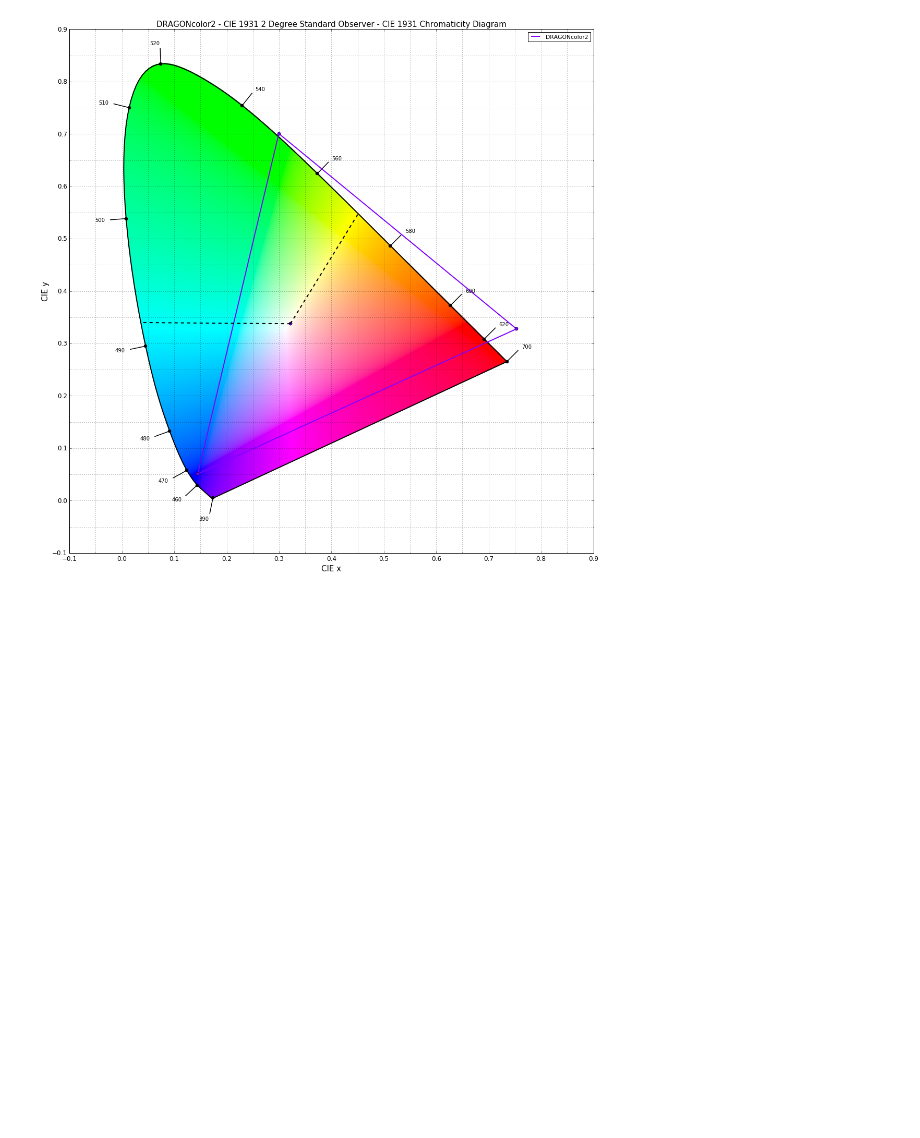
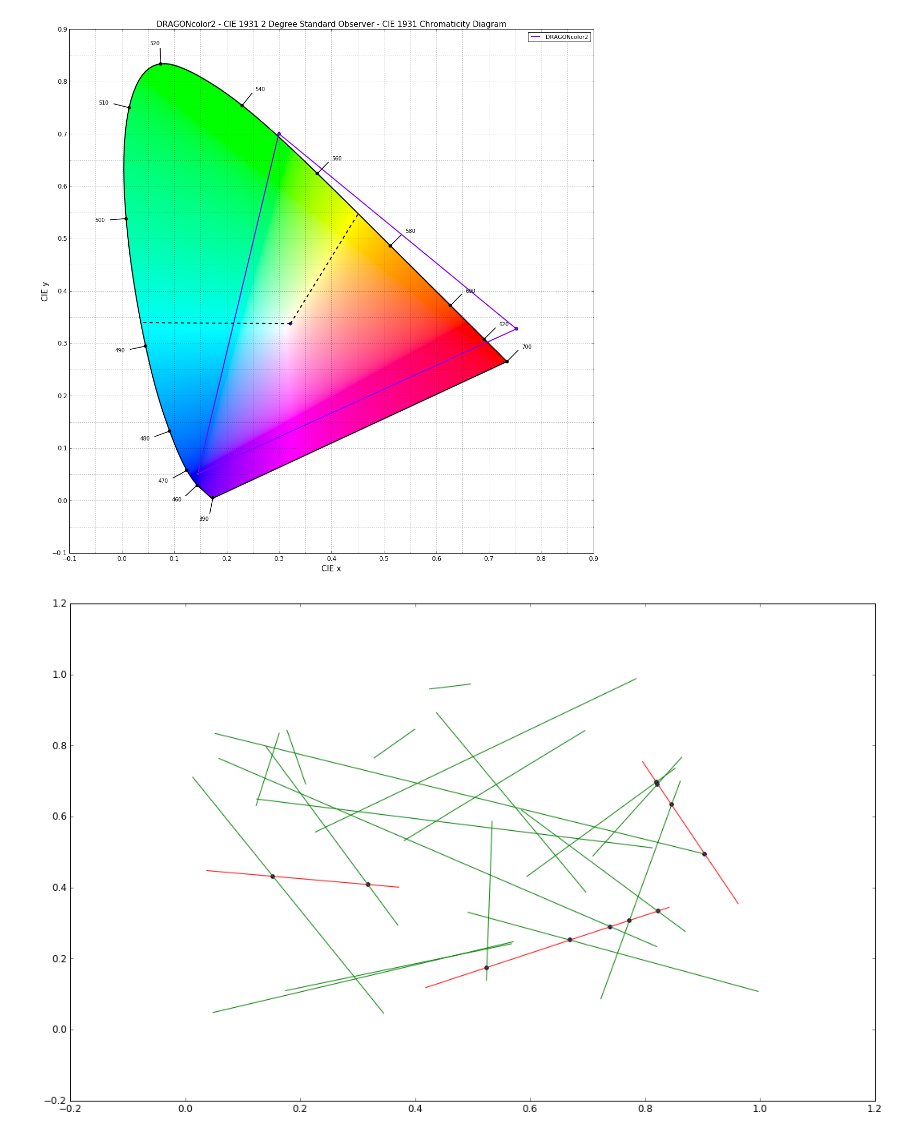
Before and after one commit to colour-science/colour-ramblings, a Jupyter notebook: dominant_wavelength.ipynb, the cells around one changed output. Cells and saved outputs as stored; diff of their text form; code cells hidden in the pictures; blank space fills up the shorter version.

```diff
--- a/dominant_wavelength.ipynb
+++ b/dominant_wavelength.ipynb
@@ -154,3 +154,73 @@ for p in DRAGON_COLOR_2_COLOURSPACE.primaries:
 # %% [output]
 "[ 0.29957049  0.70069942]" chromaticity coordinates have no "complementary wavelength"!
 [figure]
+# %%
+# http://www.mathworks.com/matlabcentral/fileexchange/27205-fast-line-segment-intersection
+
+from collections import namedtuple
+
+import matplotlib.pyplot
+from matplotlib.collections import LineCollection
+
+SegmentsIntersections_Specification = namedtuple(
+    'SegmentsIntersections_Specification',
+    ('intersect', 'xy', 'd1', 'd2', 'parallels', 'coincidents'))
+
+
+def segments_intersections(xy1, xy2):
+    xy1 = np.reshape(xy1, (-1, 4))
+    xy2 = np.reshape(xy2, (-1, 4))
+
+    r1, c1 = xy1.shape[0], xy1.shape[1]
+    r2, c2 = xy2.shape[0], xy2.shape[1]
+
+    x1, y1, x2, y2 = [np.tile(xy1[:, i, np.newaxis], (1, r2)) for i in range(c1)]
+
+    xy2 = np.transpose(xy2)
+
+    x3, y3, x4, y4 = [np.tile(xy2[i, :], (r1, 1)) for i in range(c2)]
+
+    x4_x3 = x4 - x3
+    y1_y3 = y1 - y3
+    y4_y3 = y4 - y3
+    x1_x3 = x1 - x3
+    x2_x1 = x2 - x1
+    y2_y1 = y2 - y1
+
+    numerator_a = x4_x3 * y1_y3 - y4_y3 * x1_x3
+    numerator_b = x2_x1 * y1_y3 - y2_y1 * x1_x3
+    denominator = y4_y3 * x2_x1 - x4_x3 * y2_y1
+
+    u_a = numerator_a / denominator
+    u_b = numerator_b / denominator
+
+    intersect = np.logical_and.reduce(
+        (u_a >= 0, u_a <= 1, u_b >= 0, u_b <= 1))
+    xy = tstack((x1 + x2_x1 * u_a, y1 + y2_y1 * u_a))
+    xy[~intersect] = np.nan
+    parallels = denominator == 0
+    coincidents = np.logical_and.reduce(
+        (numerator_a == 0, numerator_b == 0, parallels))
+
+    return SegmentsIntersections_Specification(
+        intersect, xy, u_a, u_b, parallels, coincidents)
+
+
+# np.random.seed(3)
+
+xy1 = np.random.rand(3, 2, 2)
+xy2 = np.random.rand(20, 2, 2)
+
+p = segments_intersections(xy1, xy2)
+
+xy1_l = LineCollection(xy1, colors='red')
+xy2_l = LineCollection(xy2, colors='green')
+
+figure, axes = matplotlib.pyplot.subplots()
+
+axes.add_collection(xy1_l)
+axes.add_collection(xy2_l)
+for i in range(xy1.shape[0]):
+    matplotlib.pyplot.scatter(p.xy[i, :, 0], p.xy[i, :, 1])
+# %% [output]
+[figure, added]
```
